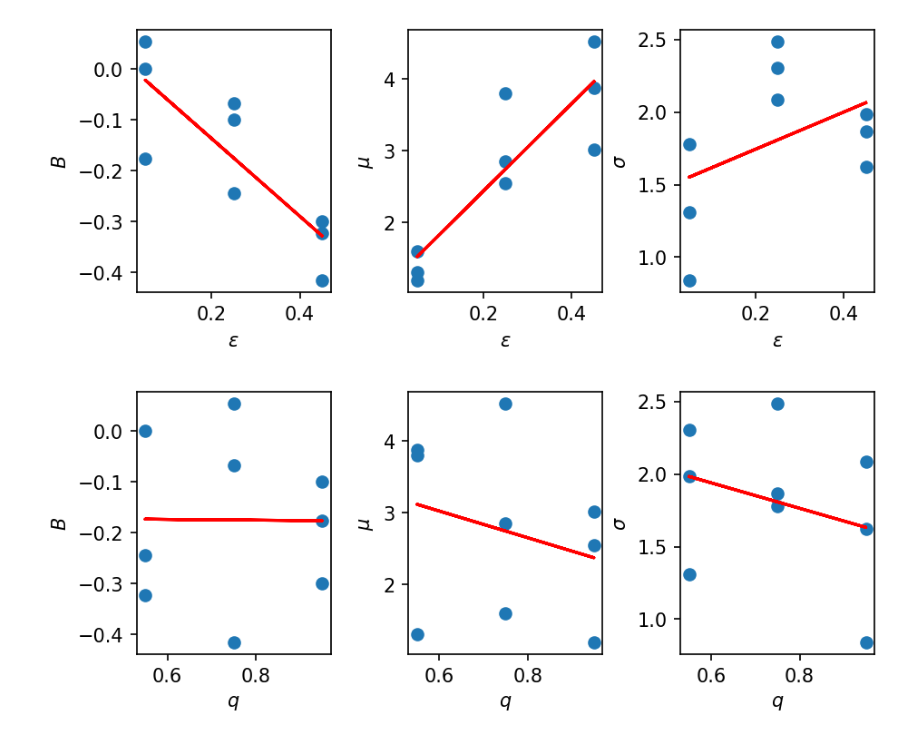
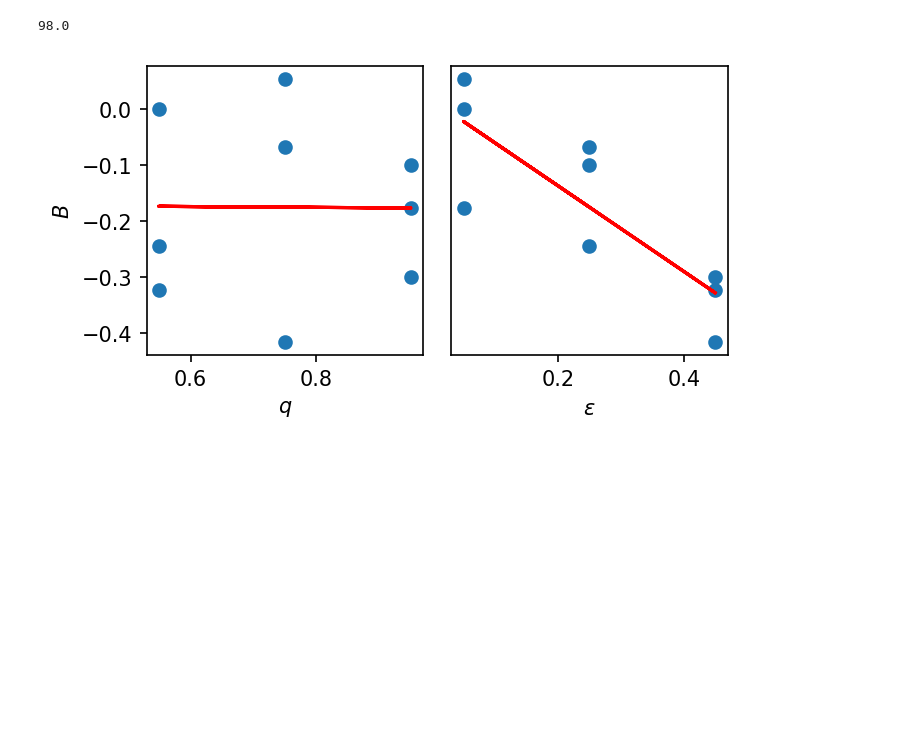
Before and after one commit to kalburge/stock-predict, a Jupyter notebook: analysis.ipynb, the cells around one changed output. Cells and saved outputs as stored; diff of their text form; code cells hidden in the pictures; blank space fills up the shorter version.

```diff
--- a/analysis.ipynb
+++ b/analysis.ipynb
@@ -72,7 +72,7 @@ def compute_std(lags_line):
     return np.std(lags_line)
 
 def plot_bursty(data):
-    q = []; eps = []; b_i = [];
+    q = []; eps = []; b_i = []; nlist = []
     fig, ax = plt.subplots(figsize=(5,2.5),dpi=150)
     plt.subplots_adjust(wspace=0.1)
     for i in range(1,numBlocks+1):
@@ -80,7 +80,8 @@ def plot_bursty(data):
         all_lags, lags, freq, N = convert_to_bursty(np.array(curBlock.commit), 1)
         q.append(curBlock['q_prob'].iloc[1]); eps.append(curBlock['eps_prob'].iloc[1])
         b_i.append(compute_burstiness(all_lags))
-
+        nlist.append(N)
+    print(np.mean(N))
     q = np.array(q); q = q.reshape(-1,1)
     eps = np.array(eps); eps = eps.reshape(-1,1)
     b_i = np.array(b_i); b_i = b_i.reshape(-1,1)
@@ -275,8 +276,6 @@ get_threshold(ZA)
 # %%
 KM = load(path+'KM_data_0706.csv')
-plot_eps(KM)
-plot_q(KM)
-get_threshold(KM)
+plot_bursty(KM)
 # %% [output]
+98.0
-[figure, old version]
+[figure, new version]
-[figure, removed]
```
Also changed, not shown: parts of 6 cells of this notebook.
